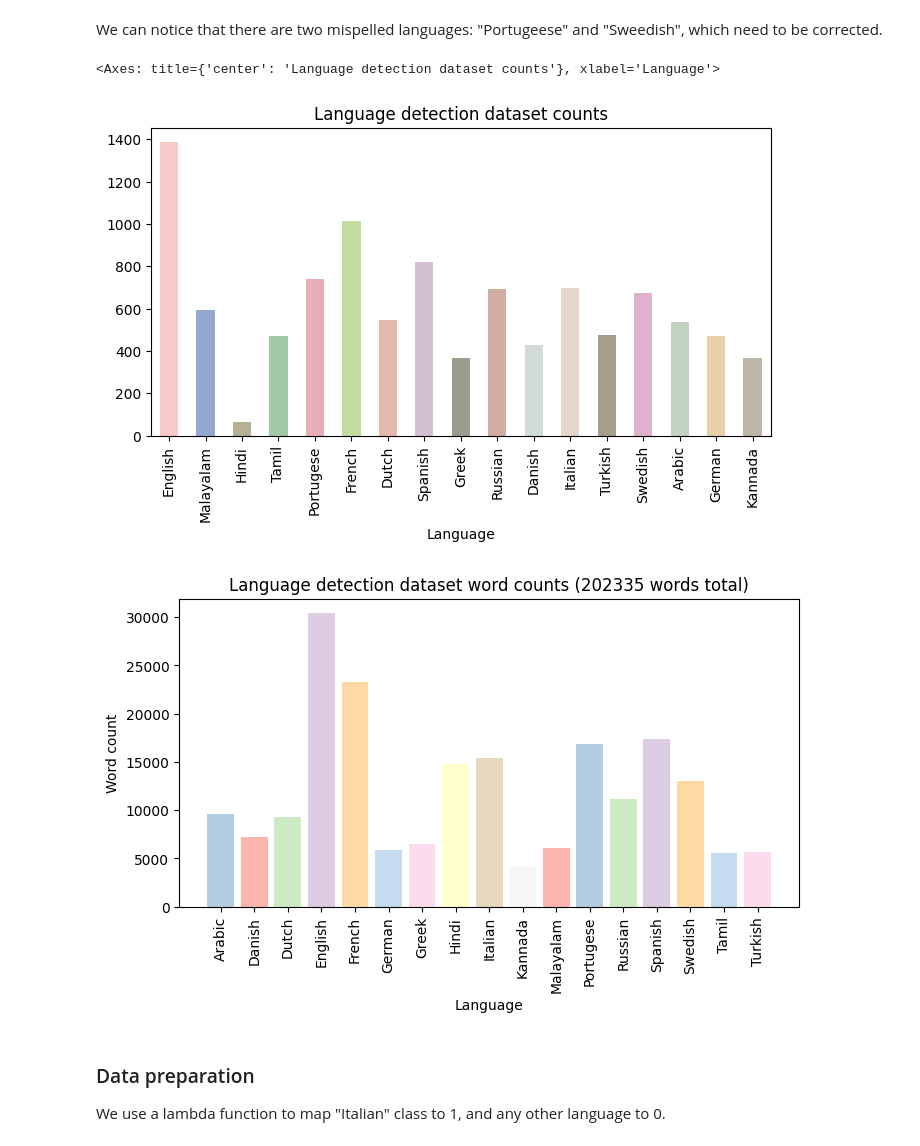
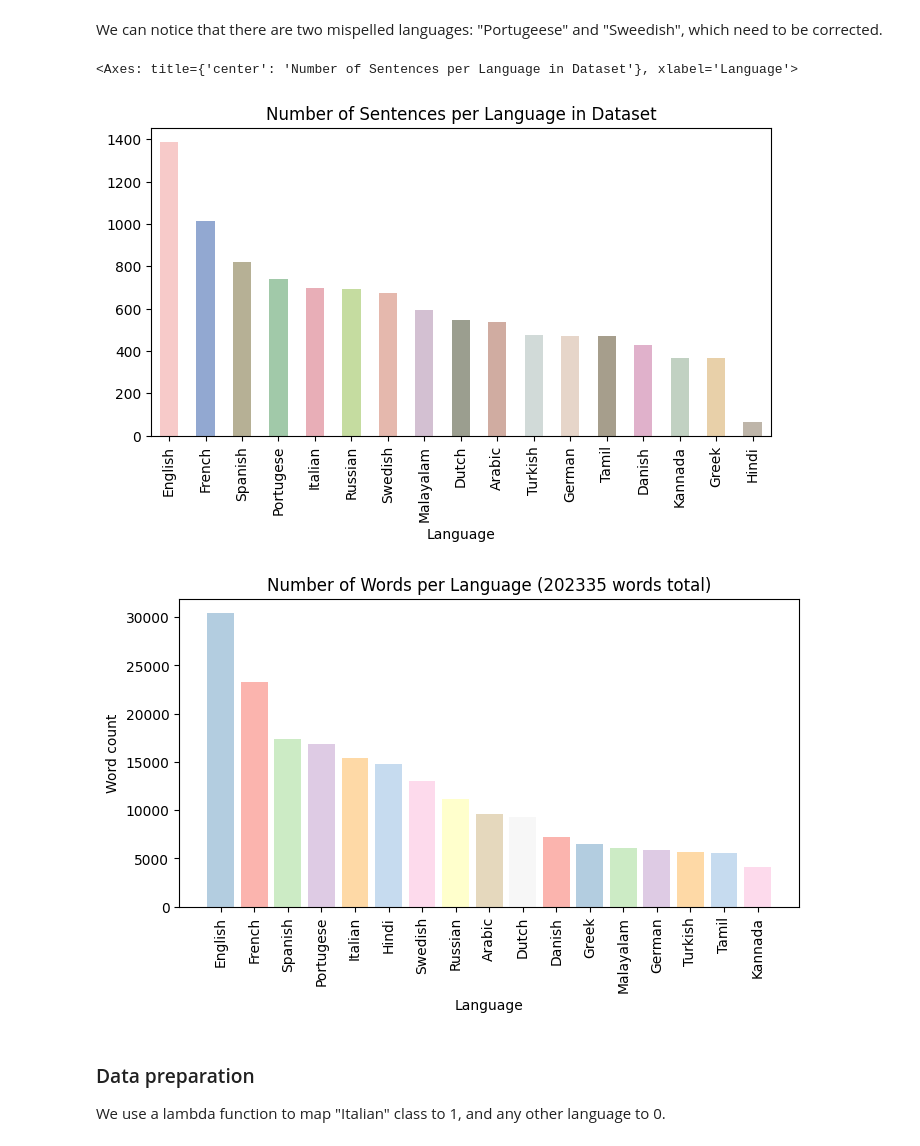
Before and after one commit to GioiaMancini/BinaryLanguageDetection, a Jupyter notebook: ML_Exercise1.ipynb, the cells around one changed output. Saved outputs shown, nothing was run; the diff lists cells and outputs as text; code cells hidden in the pictures.

Commit message:
images

```diff
--- a/ML_Exercise1.ipynb
+++ b/ML_Exercise1.ipynb
@@ -210,26 +212,28 @@ Name: count, dtype: int64
 We can notice that there are two mispelled languages: "Portugeese" and "Sweedish", which need to be corrected.
 # %%
 data.Language.replace(to_replace=["Portugeese", "Sweedish"],value=["Portugese","Swedish"],inplace=True)
-data.Language.value_counts()[data.Language.unique()].plot.bar(title="Number of Sentences per Language in Dataset",figsize=(8,4), color=colors)
+data.Language.value_counts()[data.Language.unique()].sort_values(ascending=False).plot.bar(title="Number of Sentences per Language in Dataset",figsize=(8,4), color=colors)
 # %% [output]
-<Axes: title={'center': 'Language detection dataset counts'}, xlabel='Language'>
+<Axes: title={'center': 'Number of Sentences per Language in Dataset'}, xlabel='Language'>
-[figure, old version]
+[figure, new version]
 # %%
 # Count the number of words for each language
 word_counts = data.groupby("Language")["Text"].apply(lambda x: x.str.split().str.len().sum()).reset_index(name="Word Count")
 # Calculate the total number of words in the dataset
 total_words = word_counts["Word Count"].sum()
+word_counts = word_counts.sort_values(by='Word Count', ascending=False)
+
 # Plot the bar chart
 # Plot the bar chart
 plt.figure(figsize=(8, 4))
 plt.bar(word_counts["Language"], word_counts["Word Count"], color=['#b3cde0', '#fbb4ae', '#ccebc5', '#decbe4', '#fed9a6', '#c6dbef', '#fddaec', '#ffffcc', '#e5d8bd', '#f7f7f7', '#fbb4ae', '#b3cde0', '#ccebc5', '#decbe4', '#fed9a6', '#c6dbef', '#fddaec'])
-plt.title(f"Language detection dataset word counts ({total_words} words total)")
+plt.title(f"Number of Words per Language ({total_words} words total)")
 plt.xlabel("Language")
 plt.ylabel("Word count")
 plt.xticks(rotation=90)
 plt.show()
 # %% [output]
-[figure, old version]
+[figure, new version]
 # %% [markdown]
 ### Data preparation
 We use a lambda function to map "Italian" class to 1, and any other language to 0.
```
Also changed, not shown: parts of 9 cells of this notebook, 5 other files.
